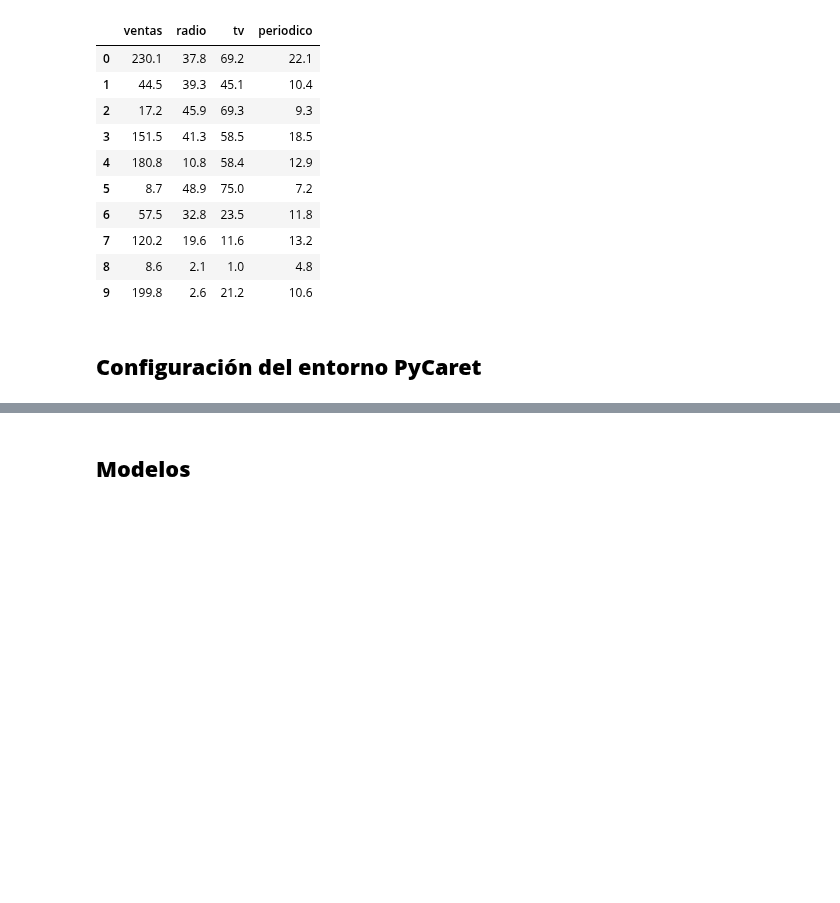
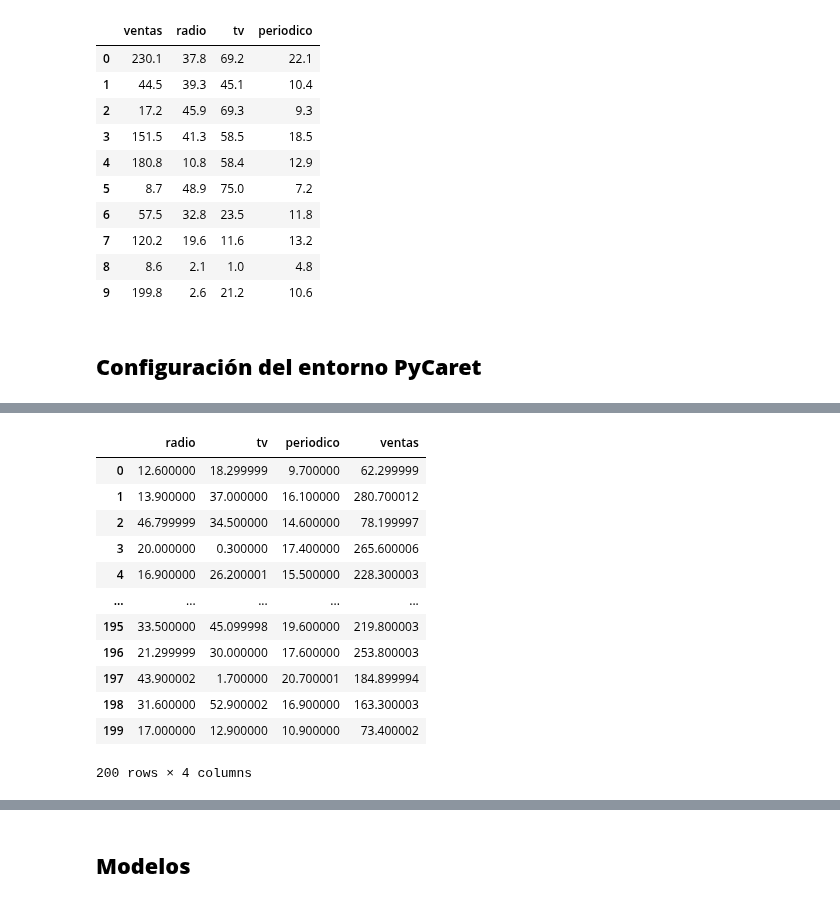
Before and after one commit to cristiandarioortegayubro/BA, a Jupyter notebook: pc_rg_01.ipynb, the cells around one changed output, grey strips where cells are left out. Saved outputs shown, nothing was run; the diff lists cells and outputs as text; code cells hidden in the pictures; blank space fills up the shorter version.

```diff
--- a/pc_rg_01.ipynb
+++ b/pc_rg_01.ipynb
@@ -109,0 +90,16 @@ regresion = setup(data = datos,
+# %%
+regresion.dataset
+# %% [output]
+|  | radio | tv | periodico | ventas |
+| 0 | 12.600000 | 18.299999 | 9.700000 | 62.299999 |
+| 1 | 13.900000 | 37.000000 | 16.100000 | 280.700012 |
+| 2 | 46.799999 | 34.500000 | 14.600000 | 78.199997 |
+| 3 | 20.000000 | 0.300000 | 17.400000 | 265.600006 |
+| 4 | 16.900000 | 26.200001 | 15.500000 | 228.300003 |
+| ... | ... | ... | ... | ... |
+| 195 | 33.500000 | 45.099998 | 19.600000 | 219.800003 |
+| 196 | 21.299999 | 30.000000 | 17.600000 | 253.800003 |
+| 197 | 43.900002 | 1.700000 | 20.700001 | 184.899994 |
+| 198 | 31.600000 | 52.900002 | 16.900000 | 163.300003 |
+| 199 | 17.000000 | 12.900000 | 10.900000 | 73.400002 |
+200 rows × 4 columns
```
Also changed, not shown: parts of 7 cells of this notebook.
